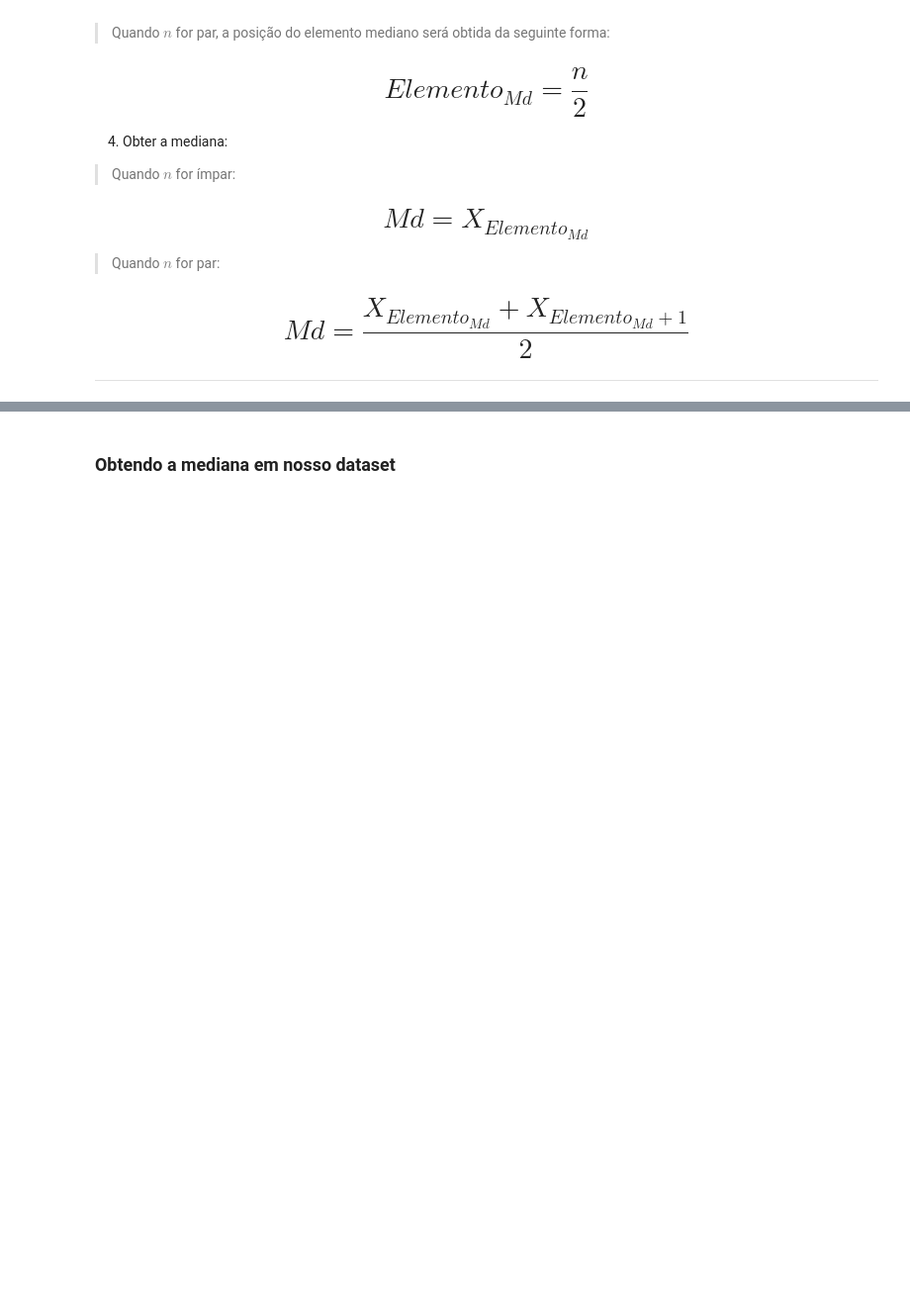
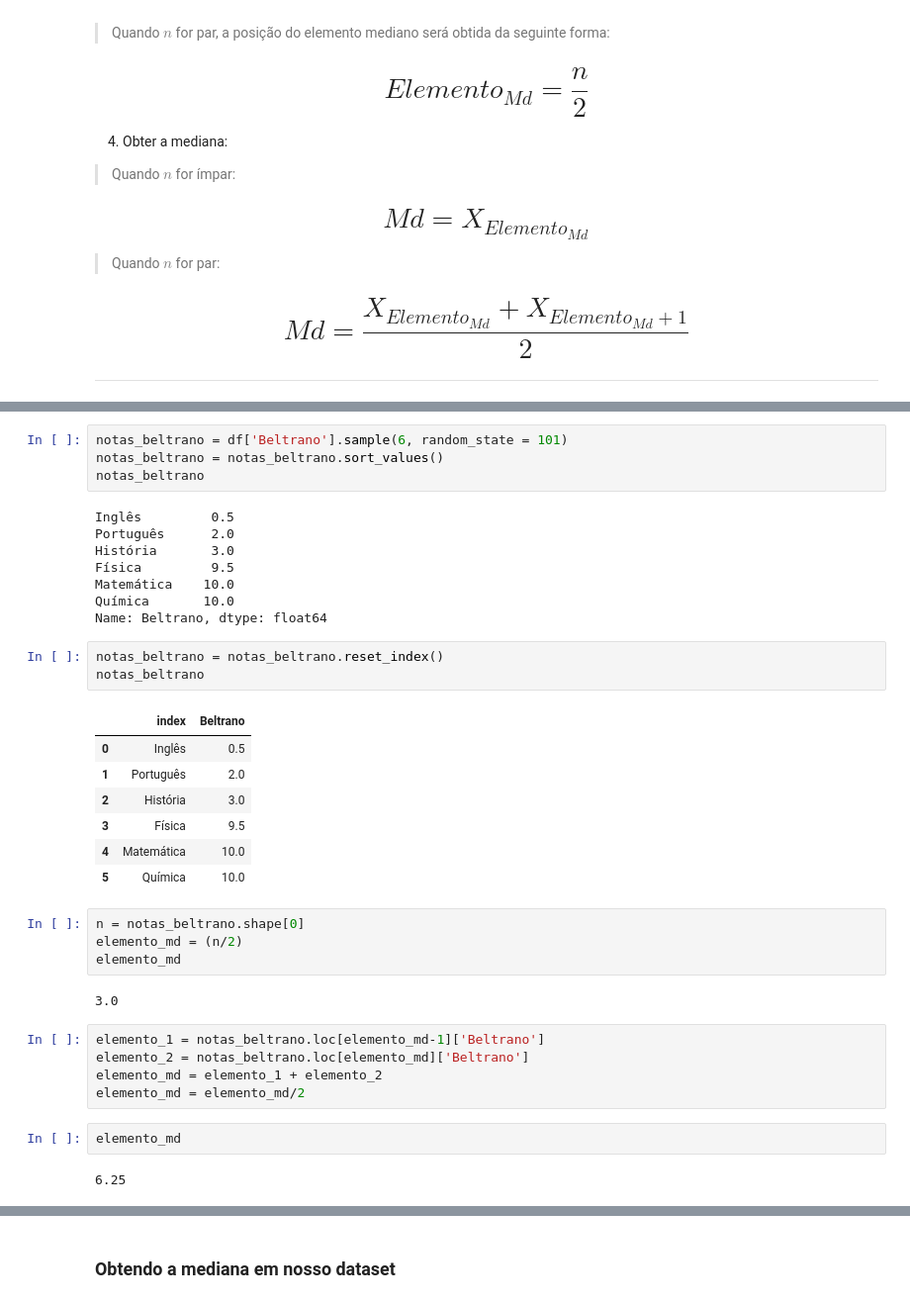
Before and after one commit to Caiocof/Estatistica_Python_01, a Jupyter notebook: Dados/Curso_de_Estatística_Parte_1.ipynb, the cells around one changed output, grey strips where cells are left out. Shown: that part at 99% size. Drawn from its saved outputs; the diff is of its cells as text; blank space fills up the shorter version.

```diff
--- a/Dados/Curso_de_Estatística_Parte_1.ipynb
+++ b/Dados/Curso_de_Estatística_Parte_1.ipynb
@@ -599,3 +642,41 @@ Para obtermos a mediana de uma conjunto de dados devemos proceder da seguinte ma
 ### Exemplo 2 - n par
 
 <img src='https://caelum-online-public.s3.amazonaws.com/1177-estatistica-parte1/01/img003.png' width='50%' style="float:left">
+# %%
+notas_beltrano = df['Beltrano'].sample(6, random_state = 101)
+notas_beltrano = notas_beltrano.sort_values()
+notas_beltrano
+# %% [output]
+Inglês         0.5
+Português      2.0
+História       3.0
+Física         9.5
+Matemática    10.0
+Química       10.0
+Name: Beltrano, dtype: float64
+# %%
+notas_beltrano = notas_beltrano.reset_index()
+notas_beltrano
+# %% [output]
+|  | index | Beltrano |
+| 0 | Inglês | 0.5 |
+| 1 | Português | 2.0 |
+| 2 | História | 3.0 |
+| 3 | Física | 9.5 |
+| 4 | Matemática | 10.0 |
+| 5 | Química | 10.0 |
+# %%
+n = notas_beltrano.shape[0]
+elemento_md = (n/2)
+elemento_md
+# %% [output]
+3.0
+# %%
+elemento_1 = notas_beltrano.loc[elemento_md-1]['Beltrano']
+elemento_2 = notas_beltrano.loc[elemento_md]['Beltrano']
+elemento_md = elemento_1 + elemento_2
+elemento_md = elemento_md/2
+# %%
+elemento_md
+# %% [output]
+6.25
```
Also changed, not shown: parts of 12 cells of this notebook.
